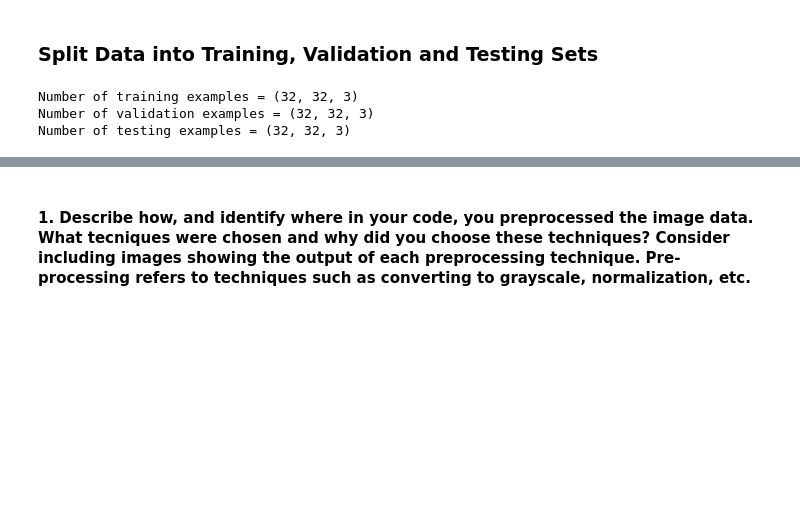
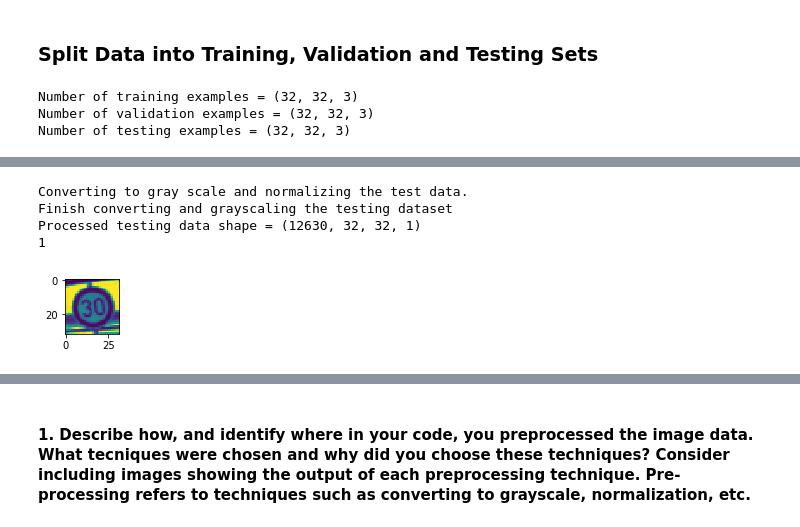
Before and after one commit to calsaviour/sdc, a Jupyter notebook: TermOne/CarND-Traffic-Sign-Classifier-Project/Traffic_Sign_Classifier.ipynb, the cells around one changed output, grey strips where cells are left out. Cells and saved outputs as stored; diff of their text form; code cells hidden in the pictures; blank space fills up the shorter version.

```diff
--- a/TermOne/CarND-Traffic-Sign-Classifier-Project/Traffic_Sign_Classifier.ipynb
+++ b/TermOne/CarND-Traffic-Sign-Classifier-Project/Traffic_Sign_Classifier.ipynb
@@ -224 +229,23 @@ Finish converting and grayscaling the training dataset
+# %%
+print('Converting to gray scale and normalizing the test data.')
+
+# Iterate through grayscale
+X_test_gray = convertImageToGrayScale(X_test)
+X_test_axis= X_test_gray[..., newaxis]
+
+# Normalize
+X_test_normalized = normalize(X_test_axis)
+
+print('Finish converting and grayscaling the testing dataset')
+
+# Double-check that the image is changed to depth of 1
+print("Processed testing data shape =", X_test_normalized.shape)
+
+plotFigure(X_test_normalized)
+# %% [output]
+Converting to gray scale and normalizing the test data.
+Finish converting and grayscaling the testing dataset
+Processed testing data shape = (12630, 32, 32, 1)
+1
+[figure, added]
 # %%
```
Also changed, not shown: parts of 13 cells of this notebook.
